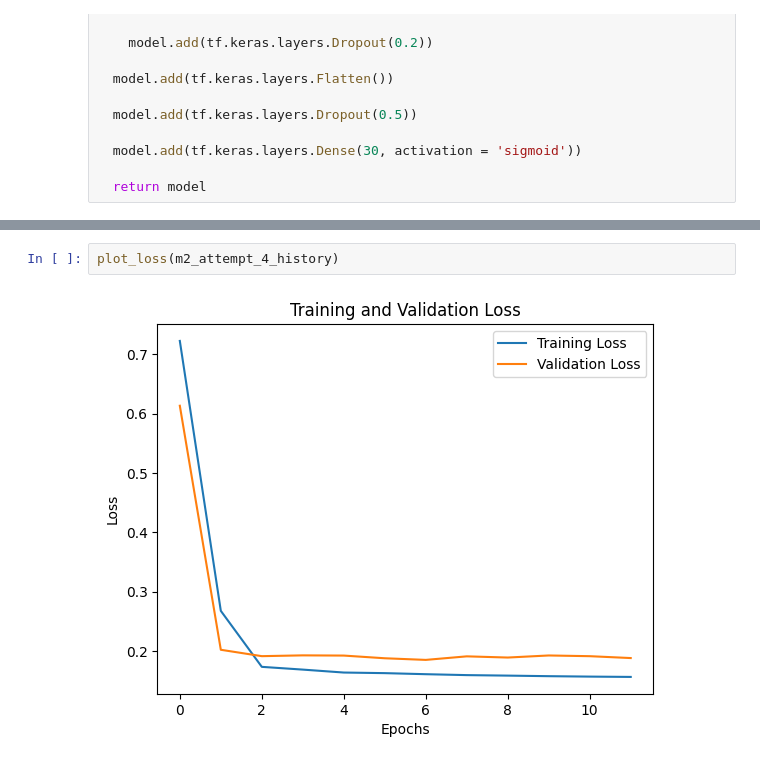
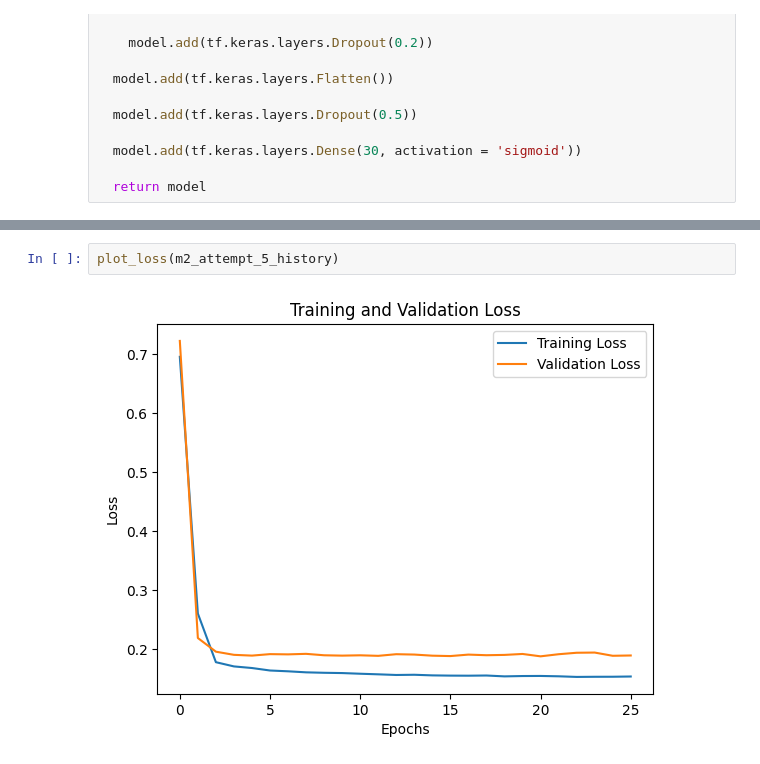
Before and after one commit to elmomote/DL2024-FacialKeypointDetectionProject, a Jupyter notebook: [F24_DL]_Facial_Keypoint_Detection_Project.ipynb, the cells around one changed output, grey strips where cells are left out. Saved outputs shown, nothing was run; the diff lists cells and outputs as text.

```diff
--- a/[F24_DL]_Facial_Keypoint_Detection_Project.ipynb
+++ b/[F24_DL]_Facial_Keypoint_Detection_Project.ipynb
@@ -918,7 +919,7 @@ Epoch 9/50
 # %%
-plot_loss(m2_attempt_4_history)
+plot_loss(m2_attempt_5_history)
 # %% [output]
-[figure, old version]
+[figure, new version]
 # %%
 m2_evaluate_model(m2_attempt_5)
 # %% [output]
```
Also changed, not shown: parts of 28 cells of this notebook.
